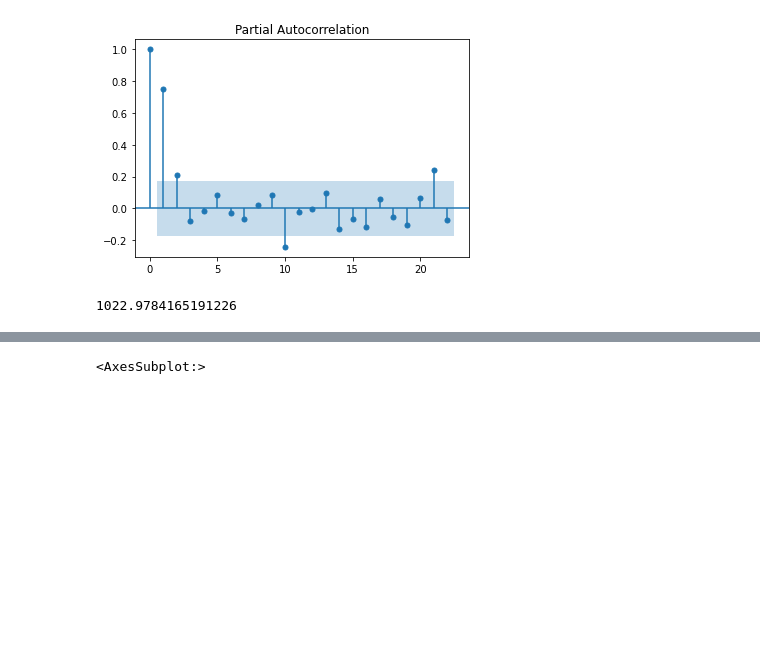
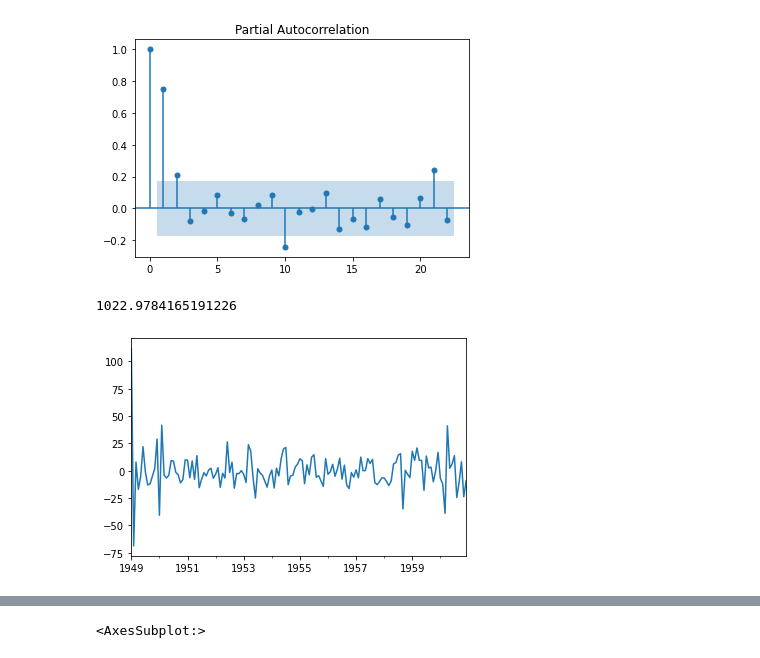
Before and after one commit to napb/examen2, a Jupyter notebook: Examen2.ipynb, the cells around one changed output, grey strips where cells are left out. Saved outputs shown, nothing was run; the diff lists cells and outputs as text; code cells hidden in the pictures; blank space fills up the shorter version.

```diff
--- a/Examen2.ipynb
+++ b/Examen2.ipynb
@@ -109,16 +97,18 @@ plot_pacf = plot_pacf(df['passengers_stacionary_12'].dropna())
 [figure]
 # %%
 #2 estimacion de modelo
-def sarima(df_col, p,d,q, P,D,Q,S):
+def sarima(serie, p,d,q, P,D,Q,S):
     m = sm.tsa.statespace.SARIMAX(
-        df_col,
+        serie,
         order = (p , d, q),
         seasonal_order = (P, D, Q, S)
     )
     return m.fit(disp = 0)
 # %%
-mocelo = sarima(df['passengers'], 2,2,1, 0,1,0,12)
-mocelo.aic
+modelo = sarima(df['passengers'], 2,2,1, 0,1,0,12)
+modelo.resid.plot()
+modelo.aic
 # %% [output]
 1022.9784165191226
+[figure, added]
 # %%
```
Also changed, not shown: parts of 8 cells of this notebook.
